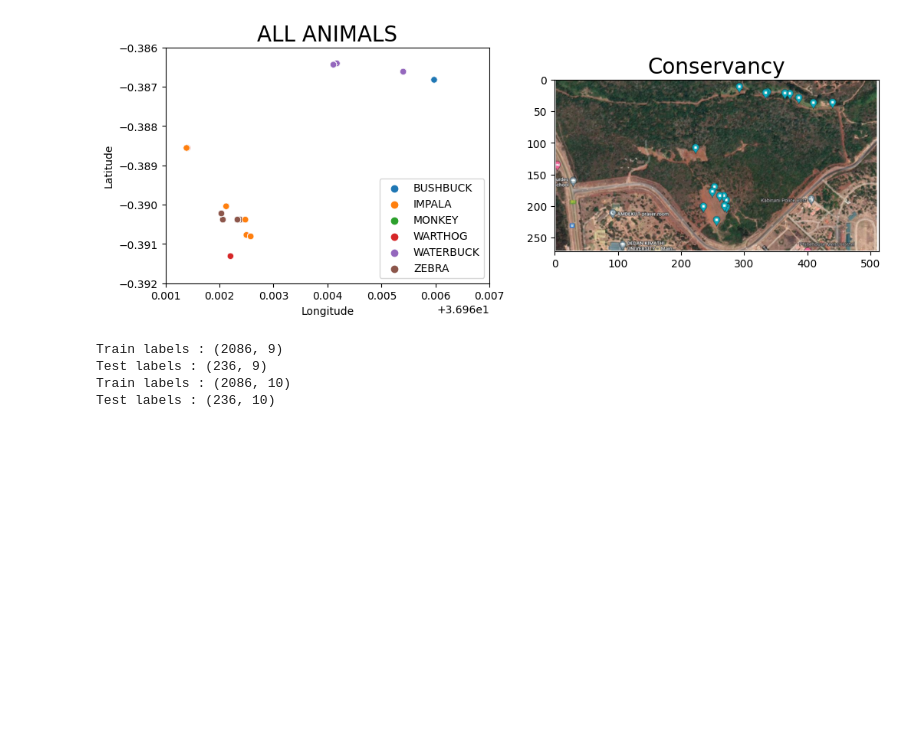
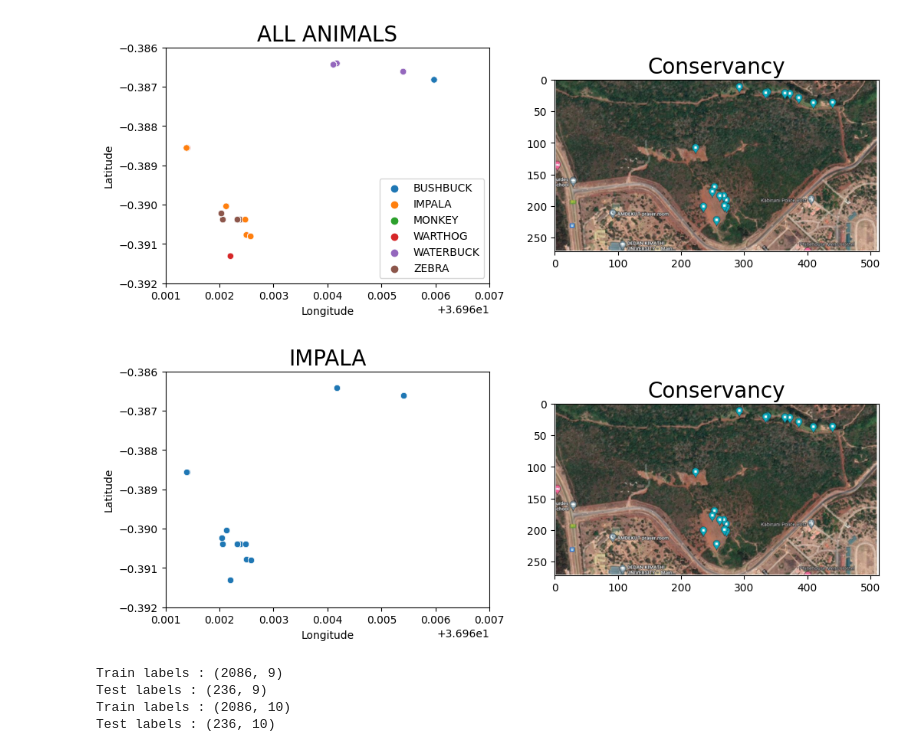
Before and after one commit to kaburia/BLE-OpenMV, a Jupyter notebook: Quantized_Aware_Training.ipynb, the cells around one changed output. Cells and saved outputs as stored; diff of their text form; code cells hidden in the pictures; blank space fills up the shorter version.

```diff
--- a/Quantized_Aware_Training.ipynb
+++ b/Quantized_Aware_Training.ipynb
@@ -118,6 +134,25 @@ imgplot = plt.imshow(image_)
 plt.show()
 # %% [output]
 [figure]
+# %%
+#create the figure
+animal = 'IMPALA'
+def animal_location(animal):
+    fig = plt.figure(figsize =(12, 4))
+    ax = fig.add_subplot(1, 2, 1)
+    plt.ylim([-0.392,-0.386])
+    plt.xlim(36.961,36.967)
+    ax.set_title(animal,fontdict = {'fontsize':20})
+    imgplot =  sns.scatterplot(data=df_train[df_train['Species']==animal],x='Longitude',y='Latitude');
+    ax = fig.add_subplot(1,2,2)
+    image_ = mpimg.imread('./figures/conservancy.PNG')
+    ax.set_title('Conservancy',fontdict = {'fontsize':20})
+
+    imgplot = plt.imshow(image_)
+    plt.show()
+animal_location(animal)
+# %% [output]
+[figure, added]
 # %%
 #shape of the dataframes ?
 print('Train labels :',df_train.shape)
```
Also changed, not shown: parts of 4 cells of this notebook.
